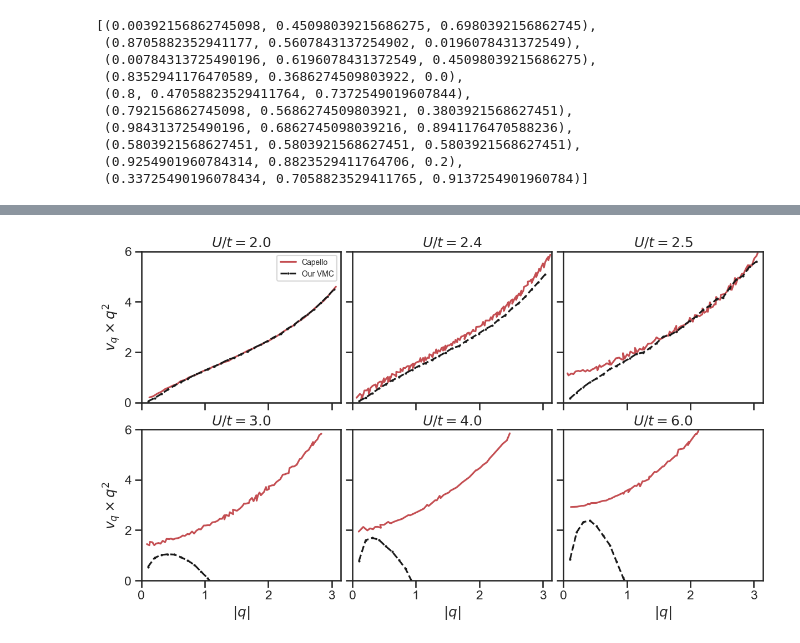
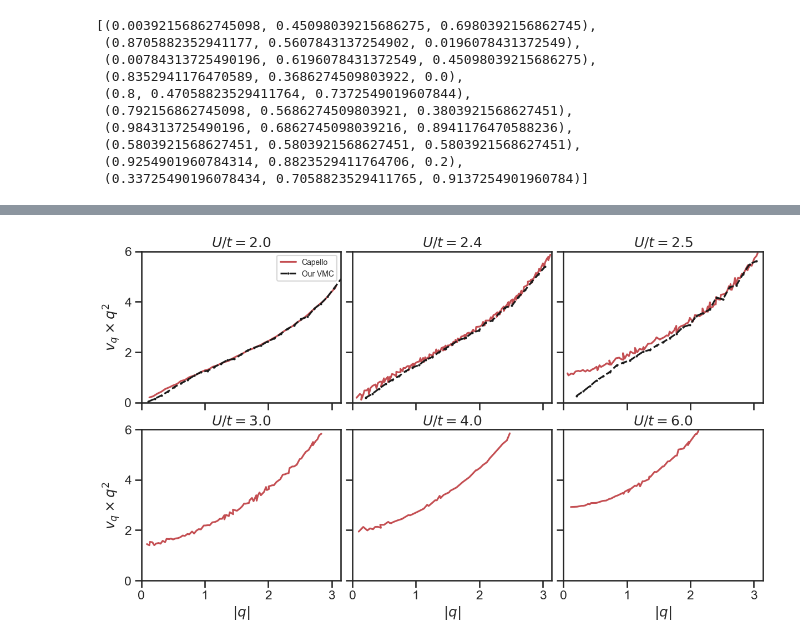
Before and after one commit to wmallah/Bose_Hubbard_VMC, a Jupyter notebook: VMCBoseHubbard/analysis_scripts/Capello_comparison.ipynb, the cells around one changed output, grey strips where cells are left out. Cells and saved outputs as stored; diff of their text form; code cells hidden in the pictures.

```diff
--- a/VMCBoseHubbard/analysis_scripts/Capello_comparison.ipynb
+++ b/VMCBoseHubbard/analysis_scripts/Capello_comparison.ipynb
@@ -101,57 +101,57 @@ plt.show()
 # %%
 # VMC and Capello U = 2.0 60 sites data
 Capello_q_U2, Capello_vq_q2_U2 = load_capello_data("../data/Capello_v_q_q_squared_vs_q_U_2_site_60.csv")
-VMC_q_U2, VMC_vq_U2, VMC_vq__q2_U2 = load_vmc_vq("../data/C/1D/L60_N60/jastrow_realspace/VMC_vq_vs_q_U2.0.dat")
+VMC_q_U2, VMC_vq_U2, VMC_vq__q2_U2 = load_vmc_vq("../data/C/1D/L60_N60/jastrow_realspace/VMC_vq_vs_q_UoverT2.0.dat")
 
 # VMC and Capello U = 2.4 60 sites data
 Capello_q_U2_4, Capello_vq_q2_U2_4 = load_capello_data("../data/Capello_v_q_q_squared_vs_q_U_2.4_site_60.csv")
-VMC_q_U2_4, VMC_vq_U2_4, VMC_vq__q2_U2_4 = load_vmc_vq("../data/C/1D/L60_N60/jastrow_realspace/VMC_vq_vs_q_U2.4.dat")
+VMC_q_U2_4, VMC_vq_U2_4, VMC_vq__q2_U2_4 = load_vmc_vq("../data/C/1D/L60_N60/jastrow_realspace/VMC_vq_vs_q_UoverT2.4.dat")
 
 # VMC and Capello U = 2.5 60 sites data
 Capello_q_U2_5, Capello_vq_q2_U2_5 = load_capello_data("../data/Capello_v_q_q_squared_vs_q_U_2.5_site_60.csv")
-VMC_q_U2_5, VMC_vq_U2_5, VMC_vq__q2_U2_5 = load_vmc_vq("../data/C/1D/L60_N60/jastrow_realspace/VMC_vq_vs_q_U2.5.dat")\
+VMC_q_U2_5, VMC_vq_U2_5, VMC_vq__q2_U2_5 = load_vmc_vq("../data/C/1D/L60_N60/jastrow_realspace/VMC_vq_vs_q_UoverT2.5.dat")
 
 # VMC and Capello U = 3.0 60 sites data
 Capello_q_U3, Capello_vq_q2_U3 = load_capello_data("../data/Capello_v_q_q_squared_vs_q_U_3_site_60.csv")
-VMC_q_U3, VMC_vq_U3, VMC_vq__q2_U3 = load_vmc_vq("../data/C/1D/L60_N60/jastrow_realspace/VMC_vq_vs_q_U3.0.dat")
+# VMC_q_U3, VMC_vq_U3, VMC_vq__q2_U3 = load_vmc_vq("../data/C/1D/L60_N60/jastrow_realspace/VMC_vq_vs_q_UoverT3.0.dat")
 
 # VMC and Capello U = 4.0 60 sites data
 Capello_q_U4, Capello_vq_q2_U4 = load_capello_data("../data/Capello_v_q_q_squared_vs_q_U_4_site_60.csv")
-VMC_q_U4, VMC_vq_U4, VMC_vq__q2_U4 = load_vmc_vq("../data/C/1D/L60_N60/jastrow_realspace/VMC_vq_vs_q_U4.0.dat")
+# VMC_q_U4, VMC_vq_U4, VMC_vq__q2_U4 = load_vmc_vq("../data/C/1D/L60_N60/jastrow_realspace/VMC_vq_vs_q_UoverT4.0.dat")
 
 # VMC and Capello U = 6.4 60 sites data
 Capello_q_U6, Capello_vq_q2_U6 = load_capello_data("../data/Capello_v_q_q_squared_vs_q_U_6_site_60.csv")
-VMC_q_U6, VMC_vq_U6, VMC_vq__q2_U6 = load_vmc_vq("../data/C/1D/L60_N60/jastrow_realspace/VMC_vq_vs_q_U6.0.dat")
+# VMC_q_U6, VMC_vq_U6, VMC_vq__q2_U6 = load_vmc_vq("../data/C/1D/L60_N60/jastrow_realspace/VMC_vq_vs_q_UoverT6.0.dat")
 
 
 fig, ax = plt.subplots(2,3, sharex=True, sharey=True, figsize=(12,7), constrained_layout=True)
 ax[0][0].plot(Capello_q_U2, Capello_vq_q2_U2, c='r', linestyle='-', label="Capello")
-ax[0][0].plot(VMC_q_U2[1:-1], VMC_vq__q2_U2[1:-1], marker='o', linestyle='--', c='k', label="Our VMC", markersize=2)
+ax[0][0].plot(VMC_q_U2, VMC_vq__q2_U2, marker='o', linestyle='--', c='k', label="Our VMC", markersize=2)
 ax[0][0].set_title(r"$U/t=2.0$")
 ax[0][1].plot(Capello_q_U2_4, Capello_vq_q2_U2_4, c='r', linestyle='-', label="Capello")
 ax[0][1].plot(VMC_q_U2_4[1:-1], VMC_vq__q2_U2_4[1:-1], marker='o', linestyle='--', c='k', label="Our VMC", markersize=2)
 ax[0][1].set_title(r"$U/t=2.4$")
 ax[0][2].plot(Capello_q_U2_5, Capello_vq_q2_U2_5, c='r', linestyle='-', label="Capello")
 ax[0][2].plot(VMC_q_U2_5[1:-1], VMC_vq__q2_U2_5[1:-1], marker='o', linestyle='--', c='k', label="Our VMC", markersize=2)
 ax[0][2].set_title(r"$U/t=2.5$")
 ax[1][0].plot(Capello_q_U3, Capello_vq_q2_U3, c='r', linestyle='-', label="Capello")
-ax[1][0].plot(VMC_q_U3[1:-1], VMC_vq__q2_U3[1:-1], marker='o', linestyle='--', c='k', label="Our VMC", markersize=2)
+# ax[1][0].plot(VMC_q_U3[1:-1], VMC_vq__q2_U3[1:-1], marker='o', linestyle='--', c='k', label="Our VMC", markersize=2)
 ax[1][0].set_title(r"$U/t=3.0$")
 ax[1][1].plot(Capello_q_U4, Capello_vq_q2_U4, c='r', linestyle='-', label="Capello")
-ax[1][1].plot(VMC_q_U4[1:-1], VMC_vq__q2_U4[1:-1], marker='o', linestyle='--', c='k', label="Our VMC", markersize=2)
+# ax[1][1].plot(VMC_q_U4[1:-1], VMC_vq__q2_U4[1:-1], marker='o', linestyle='--', c='k', label="Our VMC", markersize=2)
 ax[1][1].set_title(r"$U/t=4.0$")
 ax[1][2].plot(Capello_q_U6, Capello_vq_q2_U6, c='r', linestyle='-', label="Capello")
-ax[1][2].plot(VMC_q_U6[1:-1], VMC_vq__q2_U6[1:-1], marker='o', linestyle='--', c='k', label="Our VMC", markersize=2)
+# ax[1][2].plot(VMC_q_U6[1:-1], VMC_vq__q2_U6[1:-1], marker='o', linestyle='--', c='k', label="Our VMC", markersize=2)
 ax[1][2].set_title(r"$U/t=6.0$")
 ax[1][0].set_xlabel(r"$|q|$")
 ax[1][1].set_xlabel(r"$|q|$")
 ax[1][2].set_xlabel(r"$|q|$")
 ax[0][0].set_ylabel(r"$v_q \times q^2$")
 ax[1][0].set_ylabel(r"$v_q \times q^2$")
 ax[0][0].legend(loc="best", fontsize=10)
 plt.xlim(0, np.pi)
 plt.ylim(0, 6)
 plt.savefig(r"./figures/Capello_comparison/60_particles_60_sites_comparison.pdf", dpi=600)
 plt.show()
 # %% [output]
-[figure, old version]
+[figure, new version]
```
Also changed, not shown: parts of 15 cells of this notebook, 15 other files.
